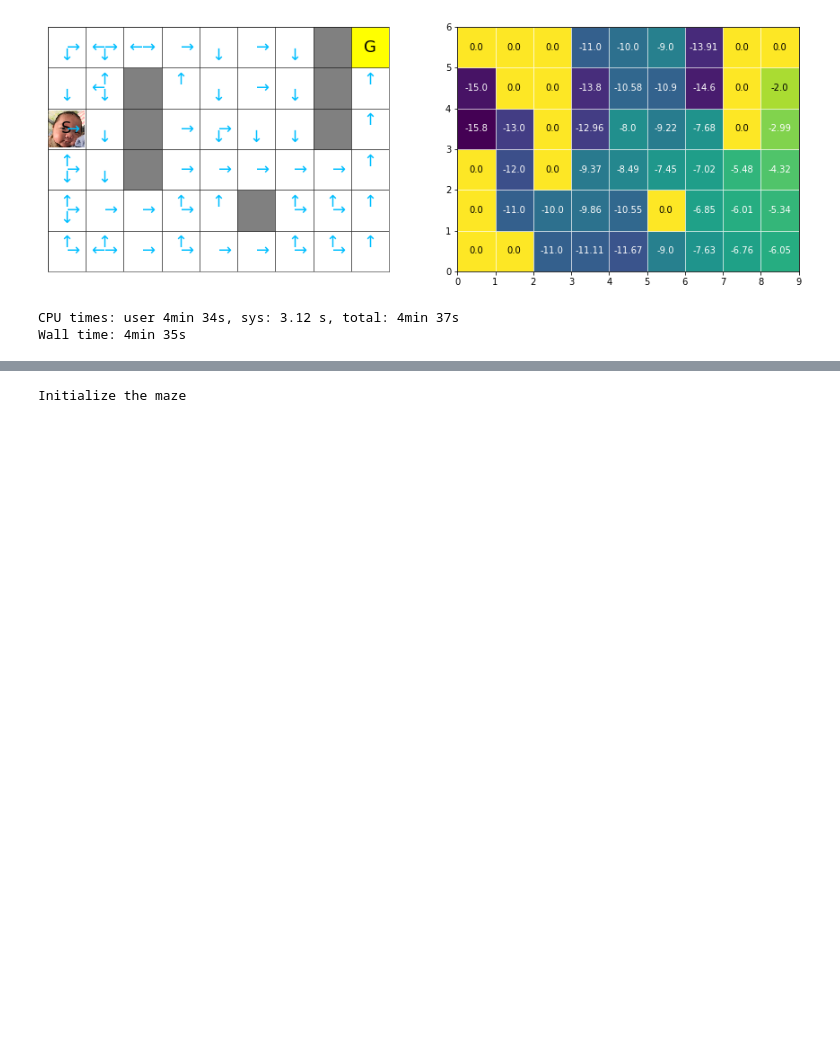
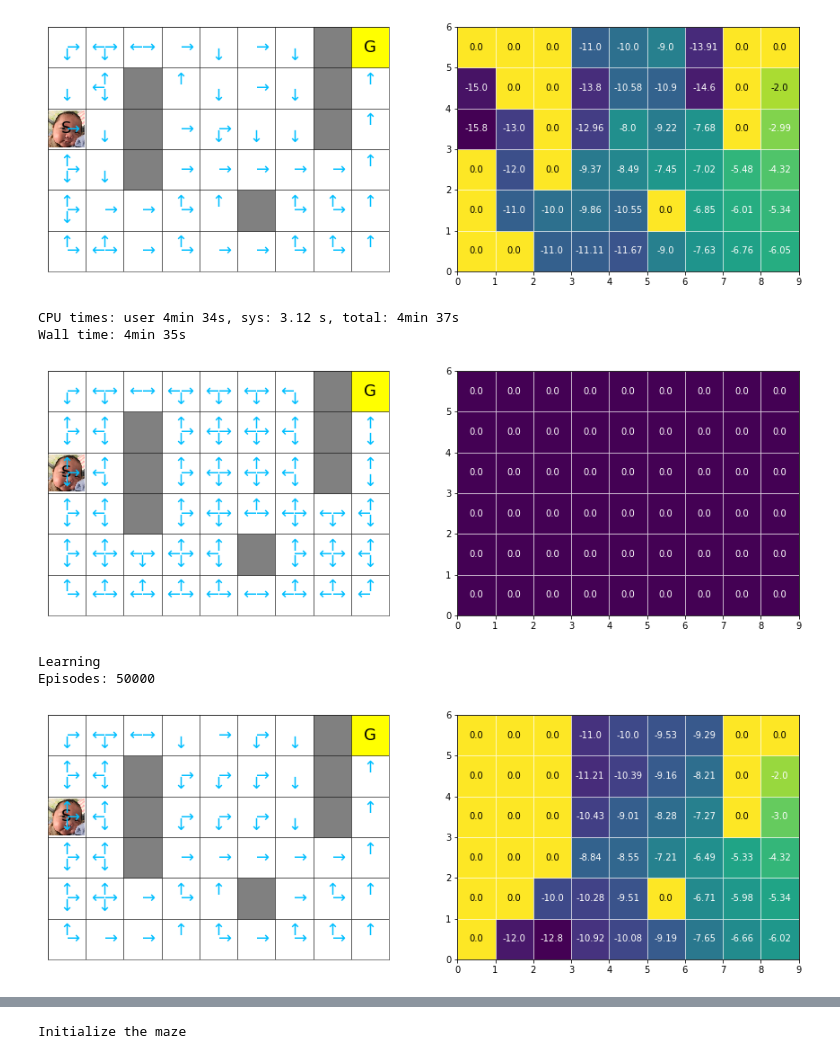
Before and after one commit to Tao4free/Reinforcement_Learning, a Jupyter notebook: maze_optimal_path/maze_optimal_path_monte_carlo_methods.ipynb, the cells around one changed output, grey strips where cells are left out. Saved outputs shown, nothing was run; the diff lists cells and outputs as text; code cells hidden in the pictures; blank space fills up the shorter version.

```diff
--- a/maze_optimal_path/maze_optimal_path_monte_carlo_methods.ipynb
+++ b/maze_optimal_path/maze_optimal_path_monte_carlo_methods.ipynb
@@ -598,3 +598,19 @@ Episodes: 20000
 [figure]
 CPU times: user 4min 34s, sys: 3.12 s, total: 4min 37s
 Wall time: 4min 35s
+# %%
+%%time
+
+# print("Initialize the maze")
+maze = Maze()
+maze.draw()
+
+print("Learning")
+rlmc = RL_mc(maze)
+rlmc.learn(numEpisode=50000, learnmode="off")
+maze.draw()
+# %% [output]
+[figure, added]
+Learning
+Episodes: 50000
+[figure, added]
```
Also changed, not shown: parts of 2 cells of this notebook.
